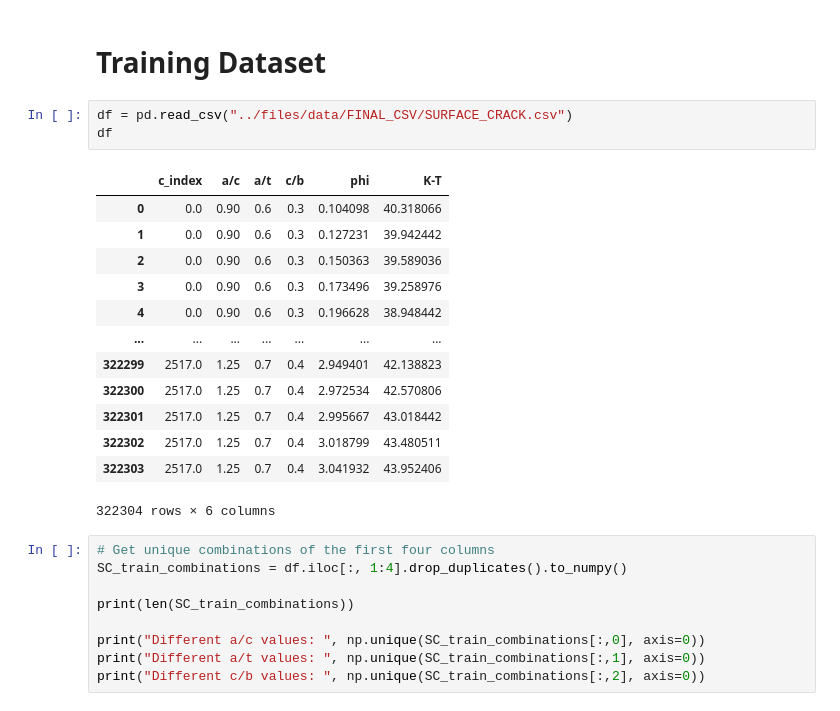
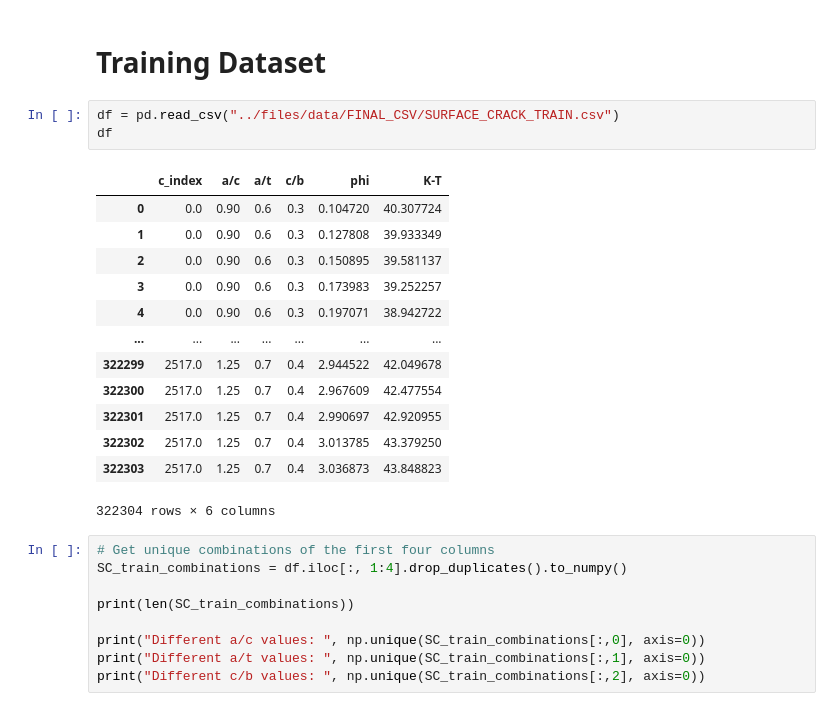
Before and after one commit to tgautam03/SIFBench, a Jupyter notebook: training_nb/SURFACE_CRACK.ipynb, the cells around one changed output. Cells and saved outputs as stored; diff of their text form.

```diff
--- a/training_nb/SURFACE_CRACK.ipynb
+++ b/training_nb/SURFACE_CRACK.ipynb
@@ -23,21 +23,21 @@ def shuffle_arrays(arr1, arr2):
 # %% [markdown]
 # Training Dataset
 # %%
-df = pd.read_csv("../files/data/FINAL_CSV/SURFACE_CRACK.csv")
+df = pd.read_csv("../files/data/FINAL_CSV/SURFACE_CRACK_TRAIN.csv")
 df
 # %% [output]
 |  | c_index | a/c | a/t | c/b | phi | K-T |
-| 0 | 0.0 | 0.90 | 0.6 | 0.3 | 0.104098 | 40.318066 |
-| 1 | 0.0 | 0.90 | 0.6 | 0.3 | 0.127231 | 39.942442 |
-| 2 | 0.0 | 0.90 | 0.6 | 0.3 | 0.150363 | 39.589036 |
-| 3 | 0.0 | 0.90 | 0.6 | 0.3 | 0.173496 | 39.258976 |
-| 4 | 0.0 | 0.90 | 0.6 | 0.3 | 0.196628 | 38.948442 |
+| 0 | 0.0 | 0.90 | 0.6 | 0.3 | 0.104720 | 40.307724 |
+| 1 | 0.0 | 0.90 | 0.6 | 0.3 | 0.127808 | 39.933349 |
+| 2 | 0.0 | 0.90 | 0.6 | 0.3 | 0.150895 | 39.581137 |
+| 3 | 0.0 | 0.90 | 0.6 | 0.3 | 0.173983 | 39.252257 |
+| 4 | 0.0 | 0.90 | 0.6 | 0.3 | 0.197071 | 38.942722 |
 | ... | ... | ... | ... | ... | ... | ... |
-| 322299 | 2517.0 | 1.25 | 0.7 | 0.4 | 2.949401 | 42.138823 |
-| 322300 | 2517.0 | 1.25 | 0.7 | 0.4 | 2.972534 | 42.570806 |
-| 322301 | 2517.0 | 1.25 | 0.7 | 0.4 | 2.995667 | 43.018442 |
-| 322302 | 2517.0 | 1.25 | 0.7 | 0.4 | 3.018799 | 43.480511 |
-| 322303 | 2517.0 | 1.25 | 0.7 | 0.4 | 3.041932 | 43.952406 |
+| 322299 | 2517.0 | 1.25 | 0.7 | 0.4 | 2.944522 | 42.049678 |
+| 322300 | 2517.0 | 1.25 | 0.7 | 0.4 | 2.967609 | 42.477554 |
+| 322301 | 2517.0 | 1.25 | 0.7 | 0.4 | 2.990697 | 42.920955 |
+| 322302 | 2517.0 | 1.25 | 0.7 | 0.4 | 3.013785 | 43.379250 |
+| 322303 | 2517.0 | 1.25 | 0.7 | 0.4 | 3.036873 | 43.848823 |
 322304 rows × 6 columns
 # %%
 # Get unique combinations of the first four columns
```
Also changed, not shown: parts of 2 cells of this notebook, 6 other files.
